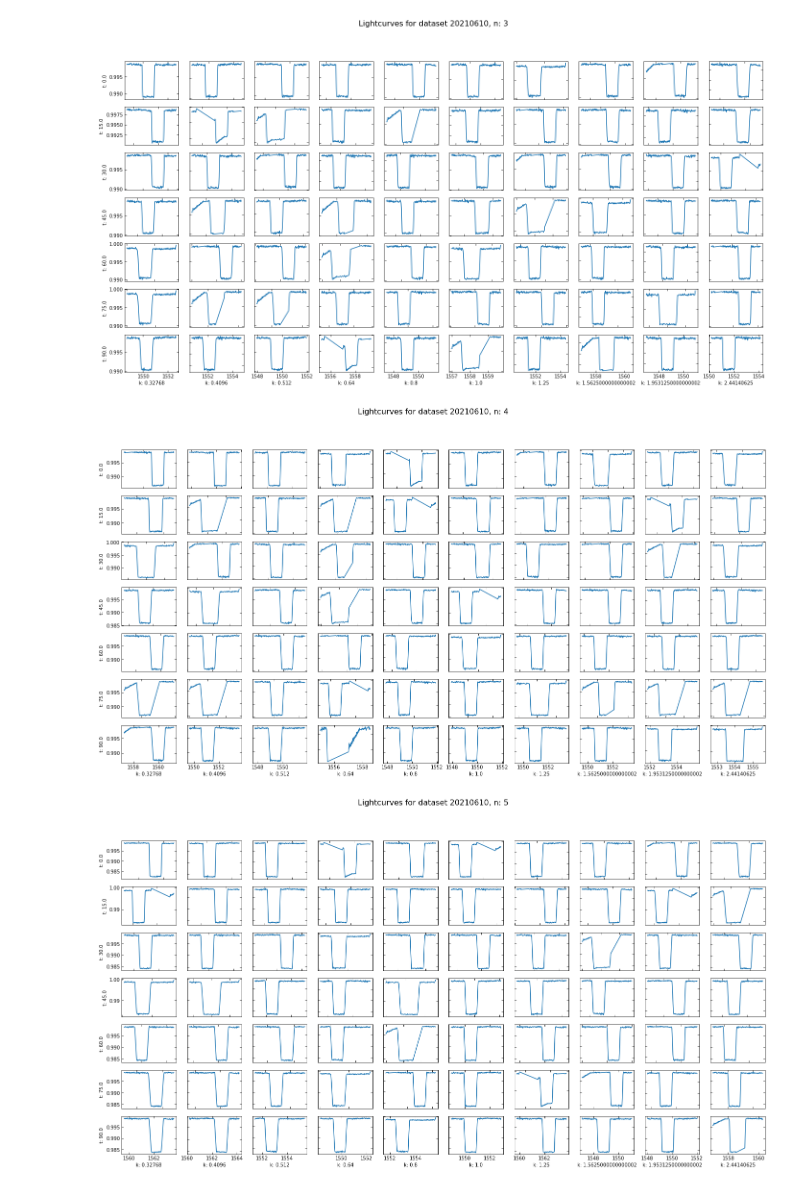
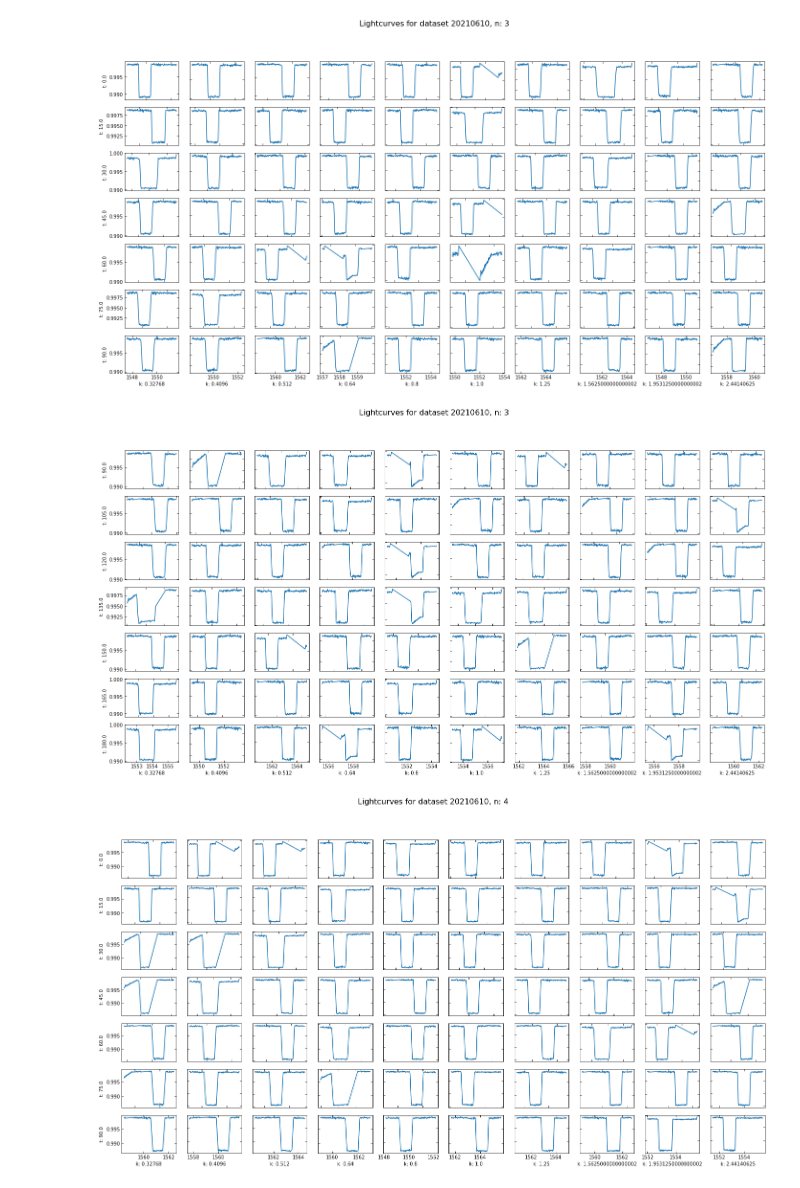
Before and after one commit to joshua-bromley/tessSignalInjection, a Jupyter notebook: Summer2021/injectSignal.ipynb, the cells around one changed output. Saved outputs shown, nothing was run; the diff lists cells and outputs as text; code cells hidden in the pictures.

Commit message:
Modifies both corrected and pca flux for output

```diff
--- a/Summer2021/injectSignal.ipynb
+++ b/Summer2021/injectSignal.ipynb
@@ -109,23 +110,29 @@ def injectSignal(times, normLc, overlapTimes, planetLC, midTime):
     '''
     return times, sumLC
 # %%
-def export(filein, fileout, lightcurve): ##Replaces the corrected flux with the injected signal
+def export(filein, fileout,lookup, corrlightcurve, pcalightcurve, n,t,k): ##Replaces the corrected flux with the injected signal
     fp = open("./TESSCurves/"+filein+".pkl","rb") ##Loading the file
     data = pickle.load(fp)
     fp.close()
     q = data[11]==0 #Extracting the data we want, can only keep high quality data
-    lc = data[9][q]
-    maxFlux = np.max(lc)
+    corrMax = np.max(data[8][q])
+    pcaMax = np.max(data[9][q])
 
     i = 0
     for j in range(len(data[9])):
         if data[11][j] == 0:
-            data[9][j] = lightcurve[i]*maxFlux
+            data[8][j] = corrlightcurve[i]*corrMax
+            data[9][j] = pcalightcurve[i]*pcaMax
             i += 1
+    data[0] = fileout
 
-    f = open("./Output/"+fileout+".pkl","wb")
+
+    f = open("./Output/20210610/tesslc_"+fileout+".pkl","wb")
     pickle.dump(data,f)
     f.close()
+    #f = open("./Output/20210610/"+lookup+".csv","a")
+    #f.write(fileout + ","+filein+",0.01,2,"+str(n)+","+str(t)+','+str(k)+'\n')
+    #f.close()
 # %%
 def cutLightCurve(times, lc, t0, t1):
     newTimes = []
@@ -137,32 +144,32 @@ def cutLightCurve(times, lc, t0, t1):
 
     return newTimes,newLc
 # %%
-
-
-
 for i in range(4):##Inject each of the 25 signals into a light curve
-    fig, axs = plt.subplots(7,10, figsize = (24,12))
-    for j in range(7):
-        for k in range(10):
-            prop = prop = 0.32768 * 1.25**k
-            times, normlc, midTime = loadTESSLC("tesslc_364539361")
-            filename = "n"+str(i+3)+"t"+str(j*360/12)+"k"+str(prop)
-            overlapTimes, planetLC = loadSignal(filename)
-            overlapTimes, sumLC = injectSignal(times, normlc, overlapTimes, planetLC, midTime)
-            overlapTimes, sumLC = cutLightCurve(overlapTimes, sumLC, midTime - 2, midTime+2)
-            axs[j][k].plot(overlapTimes, sumLC)
-            axs[j][k].tick_params(direction = "in", which = "major", length = 4, top = True, right = True)
-            axs[j][k].tick_params(direction = "in", which = "minor", length = 2, top = True, right = True)
-            #axs[i][j].axis('off')
-            axs[j][k].set_xlabel("k: "+ str(prop))
-            axs[j][k].set_ylabel("t: "+str(j*180/12))
-            for ax in axs.flat:
-                ax.label_outer()
-            #export("tesslc_364539361",filename,sumLC)
-    fig.suptitle("Lightcurves for dataset 20210610, n: "+str(i+3), fontsize = 16)
-    fig.savefig("DataVisualization/20210610/n"+str(i+3)+"lcs.png")
-    plt.show()
+    for l in range(2):
+        fig, axs = plt.subplots(7,10, figsize = (24,12))
+        for j in range(7):
+            for k in range(10):
+                prop = prop = 0.32768 * 1.25**k
+                times, corrlc, pcalc, midTime = loadTESSLC("tesslc_364539361")
+                filename = "n"+str(i+3)+"t"+str((j+6*l)*360/12)+"k"+str(prop)
+                overlapTimes, planetLC = loadSignal(filename)
+                corrTimes, corrlc = injectSignal(times, corrlc, overlapTimes, planetLC, midTime)
+                pcaTimes, pcalc = injectSignal(times, pcalc, overlapTimes, planetLC, midTime)
+                filename = "0"+str(i+3)+"1"+str(int((j+6*l)*360/12))+"2"+str(int(100*prop))
+                export("tesslc_364539361",filename,'20210610lookup',corrlc, pcalc,i+3,(j+6*l)*360/12,prop)
+                overlapTimes, sumLC = cutLightCurve(pcaTimes, pcalc, midTime - 2, midTime+2)
+                axs[j][k].plot(overlapTimes, sumLC)
+                axs[j][k].tick_params(direction = "in", which = "major", length = 4, top = True, right = True)
+                axs[j][k].tick_params(direction = "in", which = "minor", length = 2, top = True, right = True)
+                #axs[i][j].axis('off')
+                axs[j][k].set_xlabel("k: "+ str(prop))
+                axs[j][k].set_ylabel("t: "+str((j+6*l)*180/12))
+                for ax in axs.flat:
+                    ax.label_outer()
+        fig.suptitle("Lightcurves for dataset 20210610, n: "+str(i+3), fontsize = 16)
+        fig.savefig("DataVisualization/20210610/n"+str(i+3)+"lcsb.png")
+        plt.show()
 # %% [output]
-[figure, old version]
+[figure, new version]
-[figure, old version]
+[figure, new version]
-[figure, old version]
+[figure, new version]
```
Also changed, not shown: parts of 2 cells of this notebook.
